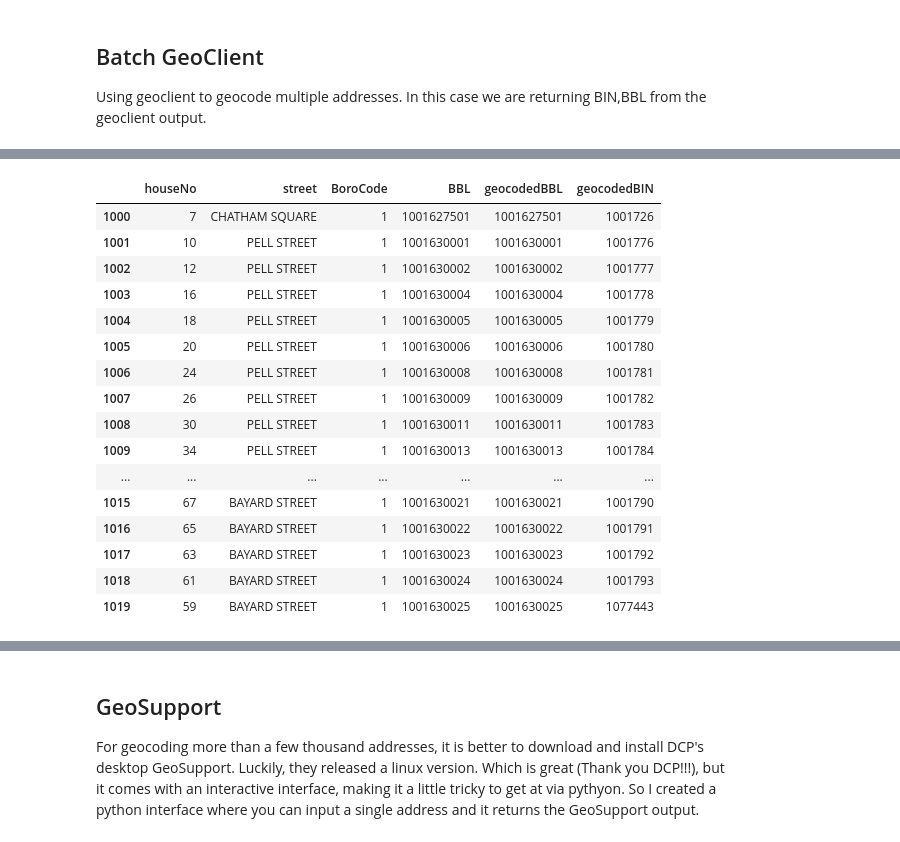
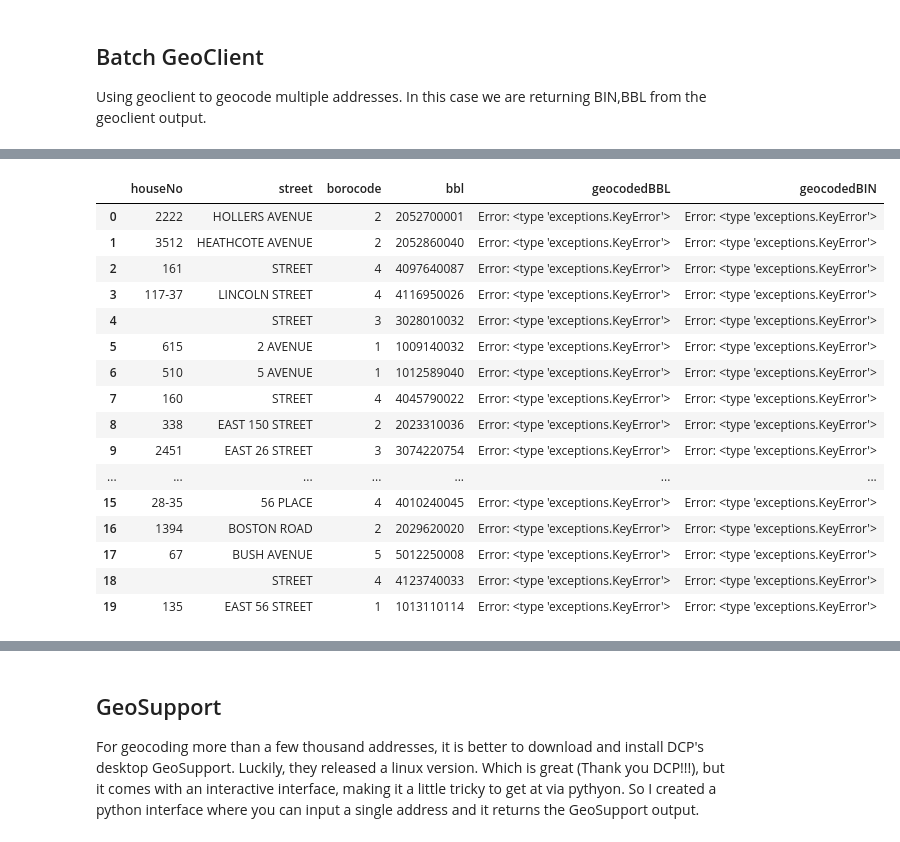
Before and after one commit to deenapatel/geocode, a Jupyter notebook: NYCgeocode.ipynb, the cells around one changed output, grey strips where cells are left out. Drawn from its saved outputs; the diff is of its cells as text; code cells hidden in the pictures.

```diff
--- a/NYCgeocode.ipynb
+++ b/NYCgeocode.ipynb
@@ -67,10 +67,16 @@ Using geoclient to geocode multiple addresses. In this case we are returning BIN
 import pandas as pd
 pd.set_option('max_columns',100)
 
-pluto = pd.read_csv('/home/deena/Documents/data_munge/pluto/nyc_pluto_16v1/MN.csv')
+# download PLUTO to use as an example list of addresses
+# read in PLUTO from open data, only including a few columns and rows
+url = 'https://data.cityofnewyork.us/resource/64uk-42ks.json'
+filters = "?$select=bbl,borocode,address,bldgclass,ownername,numbldgs,lotarea\
+&$limit=1000"
+pluto = pd.read_json(url+filters)
+
 # since pluto doesn't display the address number and street name separately, let's break them out:
-pluto['houseNo'] = pluto['Address'].str.extract('(^[0-9|-]*)',expand=False)
-pluto['street'] = pluto['Address'].str.extract('(\s.+$)',expand=False)
+pluto['houseNo'] = pluto['address'].str.extract('(^[0-9|-]*)',expand=False)
+pluto['street'] = pluto['address'].str.extract('(\s.+$)',expand=False)
 
 pluto.head()
 # %% [output]
@@ -83,30 +89,30 @@ pluto.head()
 # %%
 #geoclientBatch() returns the BIN, BBL fields from the geoclient output, from a dataframe of addresses
 
 from geoclient import geoclientBatch
 
-df = geoclientBatch(pluto[1000:1020], houseNo='houseNo',street='street',boro='BoroCode')
+df = geoclientBatch(pluto[:20], houseNo='houseNo',street='street',boro='BoroCode')
 
 # BBL field is in the original PLUTO file, geocodedBBL and geocodedBIN are the  new fields
-df[['houseNo','street','BoroCode','BBL','geocodedBBL','geocodedBIN']]
+df[['houseNo','street','borocode','bbl','geocodedBBL','geocodedBIN']]
 # %% [output]
-|  | houseNo | street | BoroCode | BBL | geocodedBBL | geocodedBIN |
-| 1000 | 7 | CHATHAM SQUARE | 1 | 1001627501 | 1001627501 | 1001726 |
-| 1001 | 10 | PELL STREET | 1 | 1001630001 | 1001630001 | 1001776 |
-| 1002 | 12 | PELL STREET | 1 | 1001630002 | 1001630002 | 1001777 |
-| 1003 | 16 | PELL STREET | 1 | 1001630004 | 1001630004 | 1001778 |
-| 1004 | 18 | PELL STREET | 1 | 1001630005 | 1001630005 | 1001779 |
-| 1005 | 20 | PELL STREET | 1 | 1001630006 | 1001630006 | 1001780 |
-| 1006 | 24 | PELL STREET | 1 | 1001630008 | 1001630008 | 1001781 |
-| 1007 | 26 | PELL STREET | 1 | 1001630009 | 1001630009 | 1001782 |
-| 1008 | 30 | PELL STREET | 1 | 1001630011 | 1001630011 | 1001783 |
-| 1009 | 34 | PELL STREET | 1 | 1001630013 | 1001630013 | 1001784 |
+|  | houseNo | street | borocode | bbl | geocodedBBL | geocodedBIN |
+| 0 | 2222 | HOLLERS AVENUE | 2 | 2052700001 | Error: <type 'exceptions.KeyError'> | Error: <type 'exceptions.KeyError'> |
+| 1 | 3512 | HEATHCOTE AVENUE | 2 | 2052860040 | Error: <type 'exceptions.KeyError'> | Error: <type 'exceptions.KeyError'> |
+| 2 | 161 | STREET | 4 | 4097640087 | Error: <type 'exceptions.KeyError'> | Error: <type 'exceptions.KeyError'> |
+| 3 | 117-37 | LINCOLN STREET | 4 | 4116950026 | Error: <type 'exceptions.KeyError'> | Error: <type 'exceptions.KeyError'> |
+| 4 |  | STREET | 3 | 3028010032 | Error: <type 'exceptions.KeyError'> | Error: <type 'exceptions.KeyError'> |
+| 5 | 615 | 2 AVENUE | 1 | 1009140032 | Error: <type 'exceptions.KeyError'> | Error: <type 'exceptions.KeyError'> |
+| 6 | 510 | 5 AVENUE | 1 | 1012589040 | Error: <type 'exceptions.KeyError'> | Error: <type 'exceptions.KeyError'> |
+| 7 | 160 | STREET | 4 | 4045790022 | Error: <type 'exceptions.KeyError'> | Error: <type 'exceptions.KeyError'> |
+| 8 | 338 | EAST 150 STREET | 2 | 2023310036 | Error: <type 'exceptions.KeyError'> | Error: <type 'exceptions.KeyError'> |
+| 9 | 2451 | EAST 26 STREET | 3 | 3074220754 | Error: <type 'exceptions.KeyError'> | Error: <type 'exceptions.KeyError'> |
 | ... | ... | ... | ... | ... | ... | ... |
-| 1015 | 67 | BAYARD STREET | 1 | 1001630021 | 1001630021 | 1001790 |
-| 1016 | 65 | BAYARD STREET | 1 | 1001630022 | 1001630022 | 1001791 |
-| 1017 | 63 | BAYARD STREET | 1 | 1001630023 | 1001630023 | 1001792 |
-| 1018 | 61 | BAYARD STREET | 1 | 1001630024 | 1001630024 | 1001793 |
-| 1019 | 59 | BAYARD STREET | 1 | 1001630025 | 1001630025 | 1077443 |
+| 15 | 28-35 | 56 PLACE | 4 | 4010240045 | Error: <type 'exceptions.KeyError'> | Error: <type 'exceptions.KeyError'> |
+| 16 | 1394 | BOSTON ROAD | 2 | 2029620020 | Error: <type 'exceptions.KeyError'> | Error: <type 'exceptions.KeyError'> |
+| 17 | 67 | BUSH AVENUE | 5 | 5012250008 | Error: <type 'exceptions.KeyError'> | Error: <type 'exceptions.KeyError'> |
+| 18 |  | STREET | 4 | 4123740033 | Error: <type 'exceptions.KeyError'> | Error: <type 'exceptions.KeyError'> |
+| 19 | 135 | EAST 56 STREET | 1 | 1013110114 | Error: <type 'exceptions.KeyError'> | Error: <type 'exceptions.KeyError'> |
 # %%
 # Because this works by sending each address individually to the geoclient over the network,
 # if you are trying to do more than a few thousand addresses, it can take a long time.
```
Also changed, not shown: parts of 6 cells of this notebook, 1 other file.
